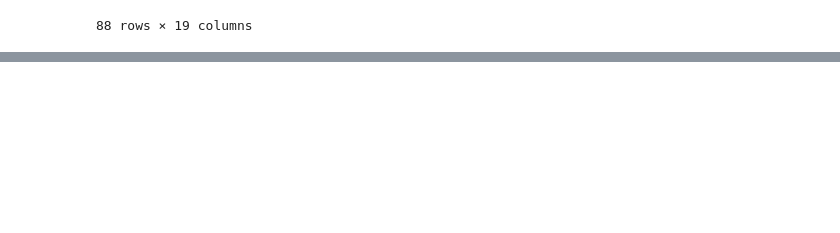
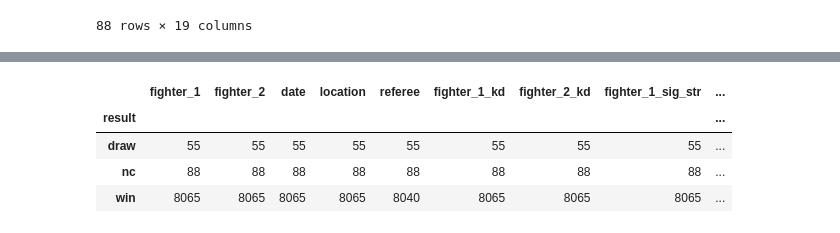
Before and after one commit to LLWICK/UFC-Fight-Winner-Predictor-Machine-learning, a Jupyter notebook: training/training.ipynb, the cells around one changed output, grey strips where cells are left out. Cells and saved outputs as stored; diff of their text form; code cells hidden in the pictures; blank space fills up the shorter version.

```diff
--- a/training/training.ipynb
+++ b/training/training.ipynb
@@ -188,0 +240,8 @@ df[df['method']=='Overturned']
+# %%
+df.groupby(df.result).count()
+# %% [output]
+|  | fighter_1 | fighter_2 | date | location | referee | fighter_1_kd | fighter_2_kd | fighter_1_sig_str | ... |
+| result |  |  |  |  |  |  |  |  | ... |
+| draw | 55 | 55 | 55 | 55 | 55 | 55 | 55 | 55 | ... |
+| nc | 88 | 88 | 88 | 88 | 88 | 88 | 88 | 88 | ... |
+| win | 8065 | 8065 | 8065 | 8065 | 8040 | 8065 | 8065 | 8065 | ... |
```
Also changed, not shown: parts of 10 cells of this notebook, 1 other file.
